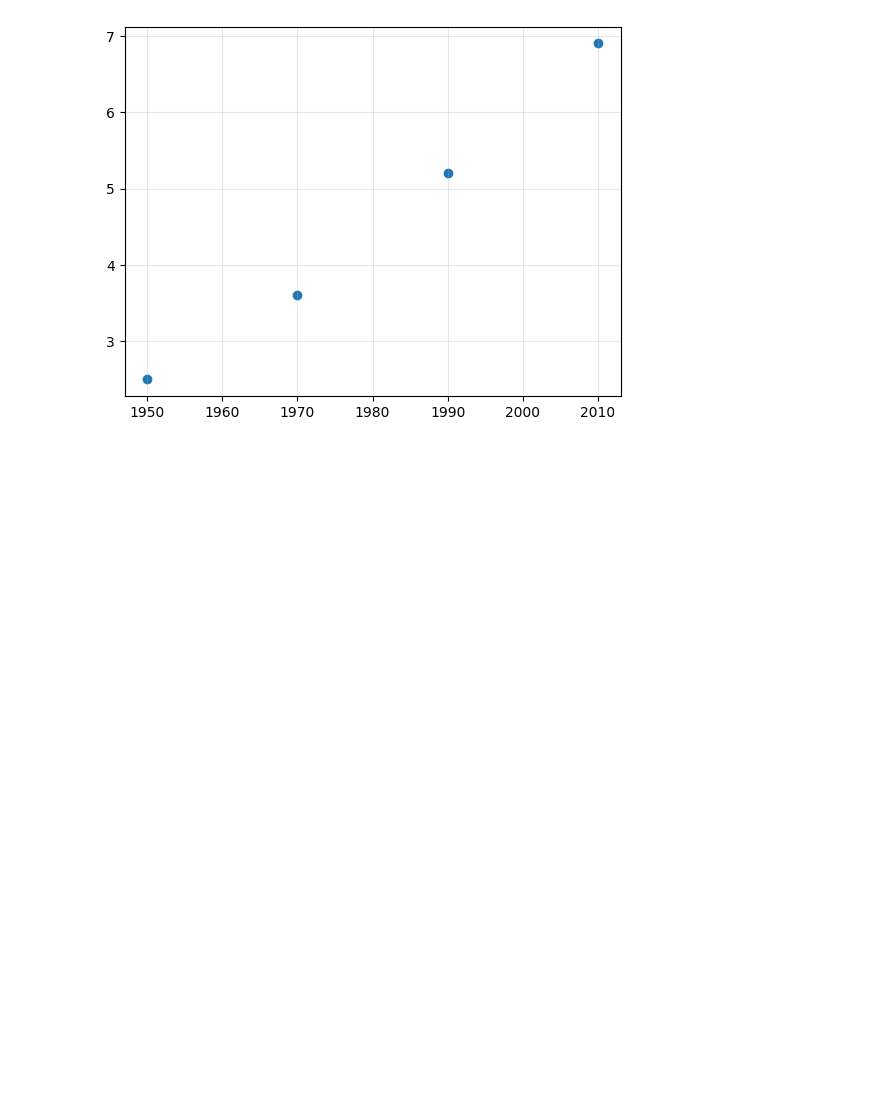
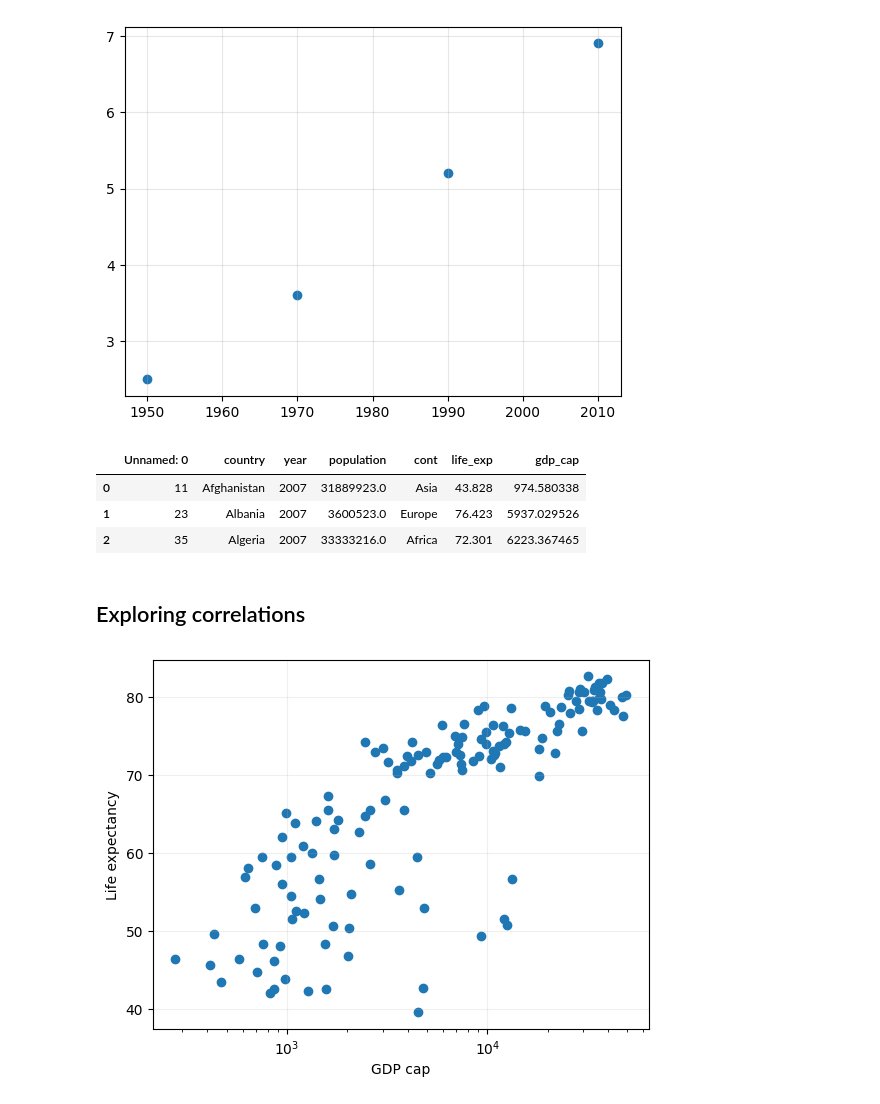
Before and after one commit to GustavMartinez/Python_practice, a Jupyter notebook: 09_libraries/matplotlib/basic_plot.ipynb, the cells around one changed output. Saved outputs shown, nothing was run; the diff lists cells and outputs as text; code cells hidden in the pictures; blank space fills up the shorter version.

Commit message:
matplotlib plots

```diff
--- a/09_libraries/matplotlib/basic_plot.ipynb
+++ b/09_libraries/matplotlib/basic_plot.ipynb
@@ -22,3 +23,27 @@ plt.grid(alpha=0.3)
 plt.show()
 # %% [output]
 [figure]
+# %%
+# Import data gapminder.csv
+
+DATA_PATH = '/home/gustavo/Documents/Study/005_Python_General/github/python_practice/09_libraries/00_data/gapminder.csv'
+
+gdp_data_2007 = pd.read_csv(DATA_PATH)
+
+gdp_data_2007.head(3)
+# %% [output]
+|  | Unnamed: 0 | country | year | population | cont | life_exp | gdp_cap |
+| 0 | 11 | Afghanistan | 2007 | 31889923.0 | Asia | 43.828 | 974.580338 |
+| 1 | 23 | Albania | 2007 | 3600523.0 | Europe | 76.423 | 5937.029526 |
+| 2 | 35 | Algeria | 2007 | 33333216.0 | Africa | 72.301 | 6223.367465 |
+# %% [markdown]
+## Exploring correlations
+# %%
+plt.scatter(gdp_data_2007['gdp_cap'], gdp_data_2007['life_exp']) # Passing the data
+plt.xscale('log') # Show data in logarithmic scale
+plt.xlabel("GDP cap")
+plt.ylabel("Life expectancy")
+plt.grid(alpha=0.2)
+plt.show()
+# %% [output]
+[figure, added]
```
Also changed, not shown: parts of 2 cells of this notebook, 4 other files.
